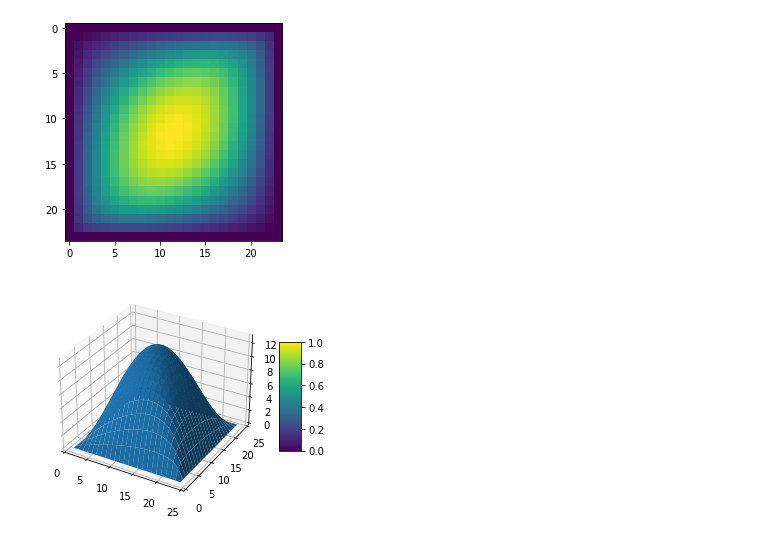
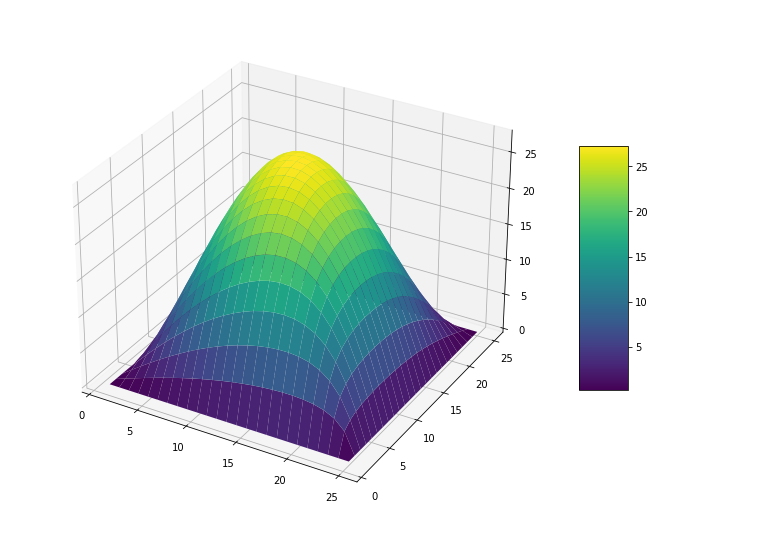
Before and after one commit to AMSC22-23/MultiGrid-Untila-Cecchettini-Capoferri, a Jupyter notebook: test_poisson.ipynb, the cells around one changed output. Cells and saved outputs as stored; diff of their text form; code cells hidden in the pictures.

```diff
--- a/test_poisson.ipynb
+++ b/test_poisson.ipynb
@@ -85,12 +85,12 @@ def formatSol(n,u):
 
     return out
 # %%
-N = 24
+N = 25
 mat = poissonMatrix(N)
 
 g = [0 for i in range((N-2) * 4)]
-fi = [0.5 for i in range((N-2) * (N-2))]
-#fi[int((N-2)/2)*(N-2)+int((N-2)/2)] = 0
+fi = [1 for i in range((N-2) * (N-2))]
+#fi[int((N-2)/2)*(N-2)+int((N-2)/2)] = 0.01
 
 f = testF(N,g,fi)
 
@@ -107,24 +119,14 @@ plt.show()
 # %%
-niter = 100
-for i in range(niter):
-    u0 = gaussSeidelIteration(u0,mat,f)
-
-sol = formatSol(N,u0)
-
-s1 = np.matrix(sol)
-plt.imshow(s1)
-plt.show()
-
 X = np.arange(1,N+1)
 Y = np.arange(1,N+1)
 
 X,Y = np.meshgrid(X,Y)
 
+plt.rcParams['figure.figsize'] = [16,9]
 fig = plt.figure()
-ax = fig.gca(projection='3d')
-surf = ax.plot_surface(X,Y,s1)
+ax = fig.add_subplot(projection='3d')
+surf = ax.plot_surface(X,Y,s1,cmap = 'viridis')
 fig.colorbar(surf, shrink=0.5, aspect=5)
 plt.show()
 # %% [output]
-[figure, old version]
+[figure, new version]
-[figure, removed]
```
Also changed, not shown: parts of 3 cells of this notebook.
